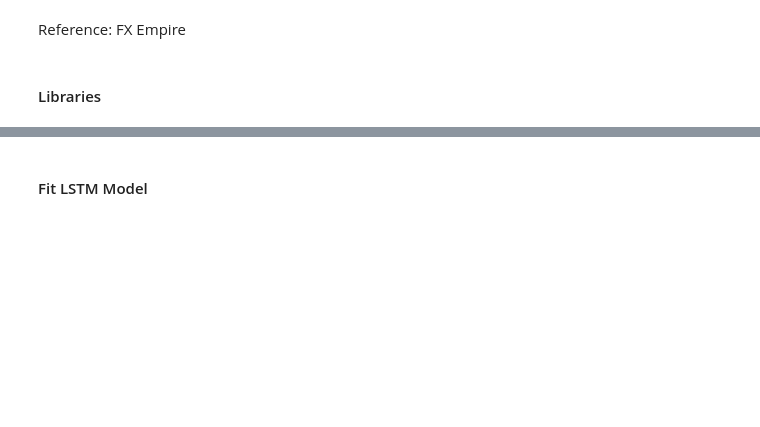
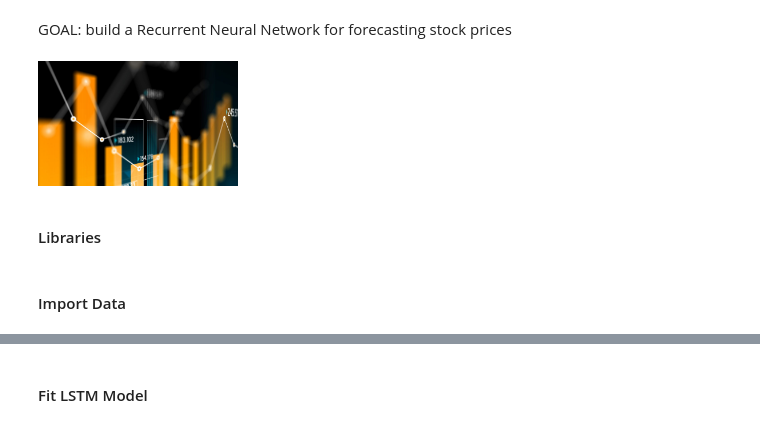
Before and after one commit to bw-cetech/apress-5.5b, a Jupyter notebook: RNNs_Forecasting.ipynb, the cells around one changed output, grey strips where cells are left out. Cells and saved outputs as stored; diff of their text form; code cells hidden in the pictures; blank space fills up the shorter version.

Commit message:
updated python notebook, added image and dataset
updated python notebook with live stock price import code. Added notebook image and TATA dataset

```diff
--- a/RNNs_Forecasting.ipynb
+++ b/RNNs_Forecasting.ipynb
@@ -7,5 +3,12 @@ GOAL: use previous day stock prices to forecast foreward stock prices for 60 day
-# %% [markdown]
-Reference: FX Empire
+# %% [markdown]
+GOAL: build a Recurrent Neural Network for forecasting stock prices
+# %%
+# Exercise - add the image provided in the GitHub folder
+
+from IPython.display import Image
+Image("/content/finance-and-demand-bar-graph-analytics.jpeg", width = 200)
+# %% [output]
+[figure, added]
 # %% [markdown]
 #### Libraries
 # %%
@@ -29,0 +31,2 @@ rcParams['figure.figsize'] = 20,10 # figure size in inches
+# %% [markdown]
+#### Import Data
```
Also changed, not shown: parts of 74 cells of this notebook, 2 other files.
